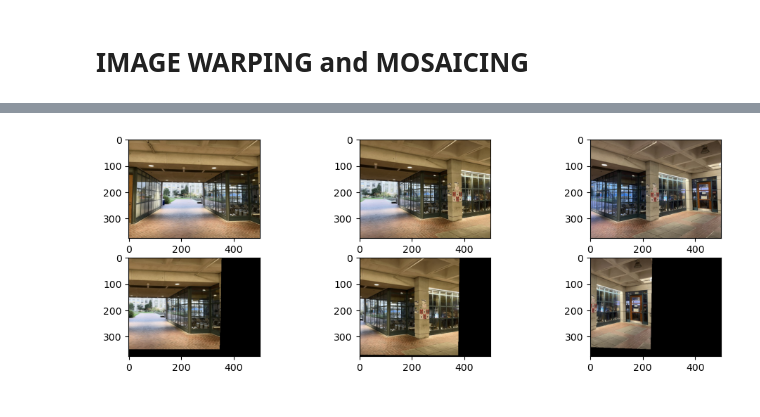
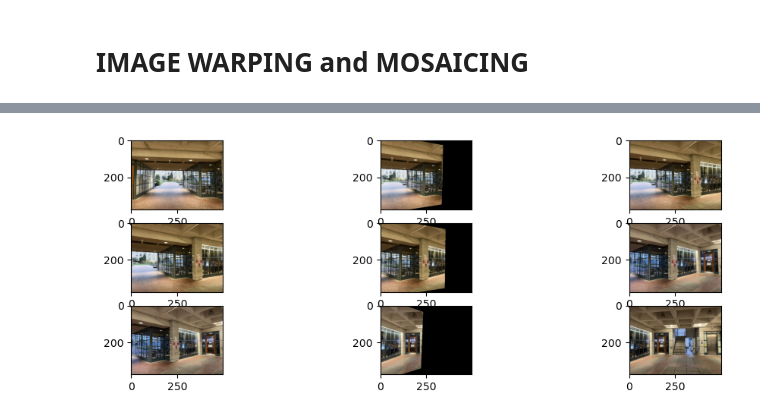
Before and after one commit to NAYCal/imageWrapping-Mosaicing, a Jupyter notebook: main.ipynb, the cells around one changed output, grey strips where cells are left out. Saved outputs shown, nothing was run; the diff lists cells and outputs as text; code cells hidden in the pictures.

```diff
--- a/main.ipynb
+++ b/main.ipynb
@@ -79,15 +155,24 @@ axes[1, 2].imshow(rectified_hallway1_rectify_image)
 # %%
 hallway_point_sets = [
     ImagePointSet("hallway/hallway1_hallway2.json"),
     ImagePointSet("hallway/hallway2_hallway3.json"),
     ImagePointSet("hallway/hallway3_hallway4.json")
 ]
-hallway_projection_matrix_list = [computeProjectionMatrix(pt_set.points[0], pt_set.points[1]) for pt_set in hallway_point_sets]
+for set in hallway_point_sets:
+    set.align_all_points()
+
+hallway_projection_matrix_list = [compute_homography_matrix(pt_set.points[0], pt_set.points[1]) for pt_set in hallway_point_sets]
 warped_hallway_projections = [warp_image(pt_set.images[0], proj_matrix) for pt_set, proj_matrix in zip(hallway_point_sets, hallway_projection_matrix_list)]
 
-_, axes = plt.subplots(2, len(warped_hallway_projections), figsize=(12, 4))
-for i in range(len(warped_hallway_projections)):
-    axes[0, i].imshow(hallway_point_sets[i].images[0])
-    axes[1, i].imshow(warped_hallway_projections[i])
+mosaic_seq = []
+for image_point_set, warped_image in zip(hallway_point_sets, warped_hallway_projections):
+    seq_set = (image_point_set.images[0], warped_image, image_point_set.images[1])
+    mosaic_seq.append(seq_set)
+
+_, axes = plt.subplots(len(mosaic_seq), 3, figsize=(12, 4))
+for i in range(len(mosaic_seq)):
+    axes[i, 0].imshow(mosaic_seq[i][0])
+    axes[i, 1].imshow(mosaic_seq[i][1])
+    axes[i, 2].imshow(mosaic_seq[i][2])
 # %% [output]
-[figure, old version]
+[figure, new version]
```
Also changed, not shown: parts of 7 cells of this notebook, 7 other files.
